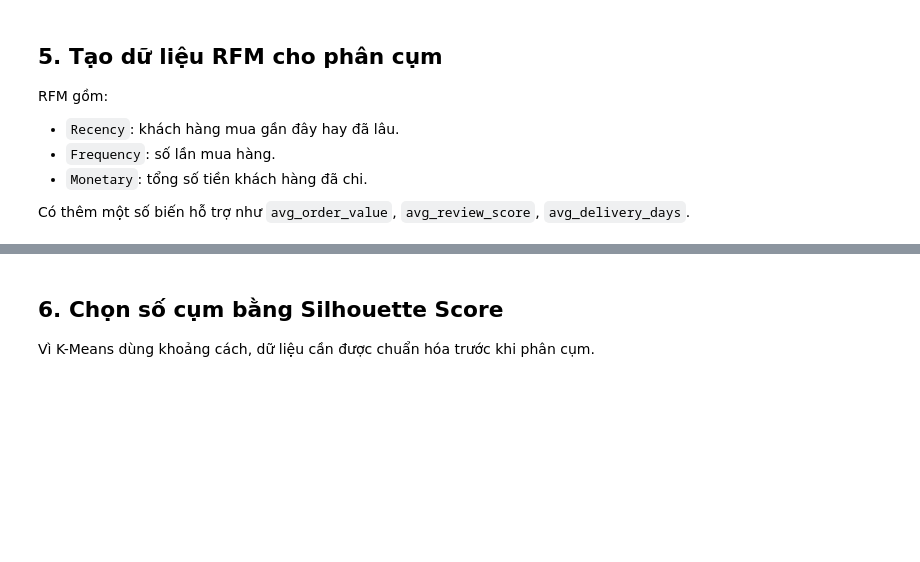
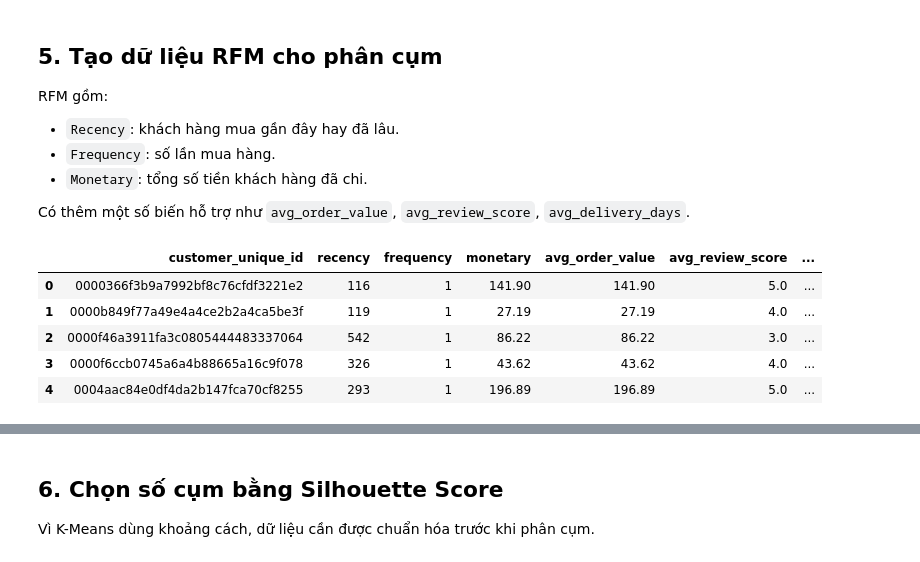
Before and after one commit to DaoGiaPhuc/final-data-mining-project, a Jupyter notebook: notebooks/03_iceberg_cube_clustering.ipynb, the cells around one changed output, grey strips where cells are left out. Cells and saved outputs as stored; diff of their text form; code cells hidden in the pictures; blank space fills up the shorter version.

```diff
--- a/notebooks/03_iceberg_cube_clustering.ipynb
+++ b/notebooks/03_iceberg_cube_clustering.ipynb
@@ -260,32 +330,41 @@ def build_customer_rfm(df: pd.DataFrame) -> pd.DataFrame:
     rfm_df = rfm_df.dropna(subset=["order_purchase_timestamp", "customer_unique_id"])
 
     numeric_columns = ["total_amount", "review_score", "delivery_days"]
     for col in numeric_columns:
         rfm_df[col] = pd.to_numeric(rfm_df[col], errors="coerce")
 
+
+    rfm_df.loc[rfm_df["delivery_days"] < 0, "delivery_days"] = np.nan
     rfm_df["total_amount"] = rfm_df["total_amount"].fillna(0)
     rfm_df["review_score"] = rfm_df["review_score"].fillna(rfm_df["review_score"].median())
     rfm_df["delivery_days"] = rfm_df["delivery_days"].fillna(rfm_df["delivery_days"].median())
 
     snapshot_date = rfm_df["order_purchase_timestamp"].max() + pd.Timedelta(days=1)
 
     customer_rfm = (
         rfm_df.groupby("customer_unique_id")
         .agg(
             recency=("order_purchase_timestamp", lambda x: (snapshot_date - x.max()).days),
             frequency=("order_id", "nunique"),
             monetary=("total_amount", "sum"),
             avg_order_value=("total_amount", "mean"),
             avg_review_score=("review_score", "mean"),
             avg_delivery_days=("delivery_days", "mean"),
         )
         .reset_index()
     )
 
     return customer_rfm
 
 
 customer_rfm = build_customer_rfm(df)
 customer_rfm.head()
+# %% [output]
+|  | customer_unique_id | recency | frequency | monetary | avg_order_value | avg_review_score | ... |
+| 0 | 0000366f3b9a7992bf8c76cfdf3221e2 | 116 | 1 | 141.90 | 141.90 | 5.0 | ... |
+| 1 | 0000b849f77a49e4a4ce2b2a4ca5be3f | 119 | 1 | 27.19 | 27.19 | 4.0 | ... |
+| 2 | 0000f46a3911fa3c0805444483337064 | 542 | 1 | 86.22 | 86.22 | 3.0 | ... |
+| 3 | 0000f6ccb0745a6a4b88665a16c9f078 | 326 | 1 | 43.62 | 43.62 | 4.0 | ... |
+| 4 | 0004aac84e0df4da2b147fca70cf8255 | 293 | 1 | 196.89 | 196.89 | 5.0 | ... |
 # %%
 customer_rfm[CLUSTER_FEATURES].describe()
```
Also changed, not shown: parts of 13 cells of this notebook, 8 other files.
